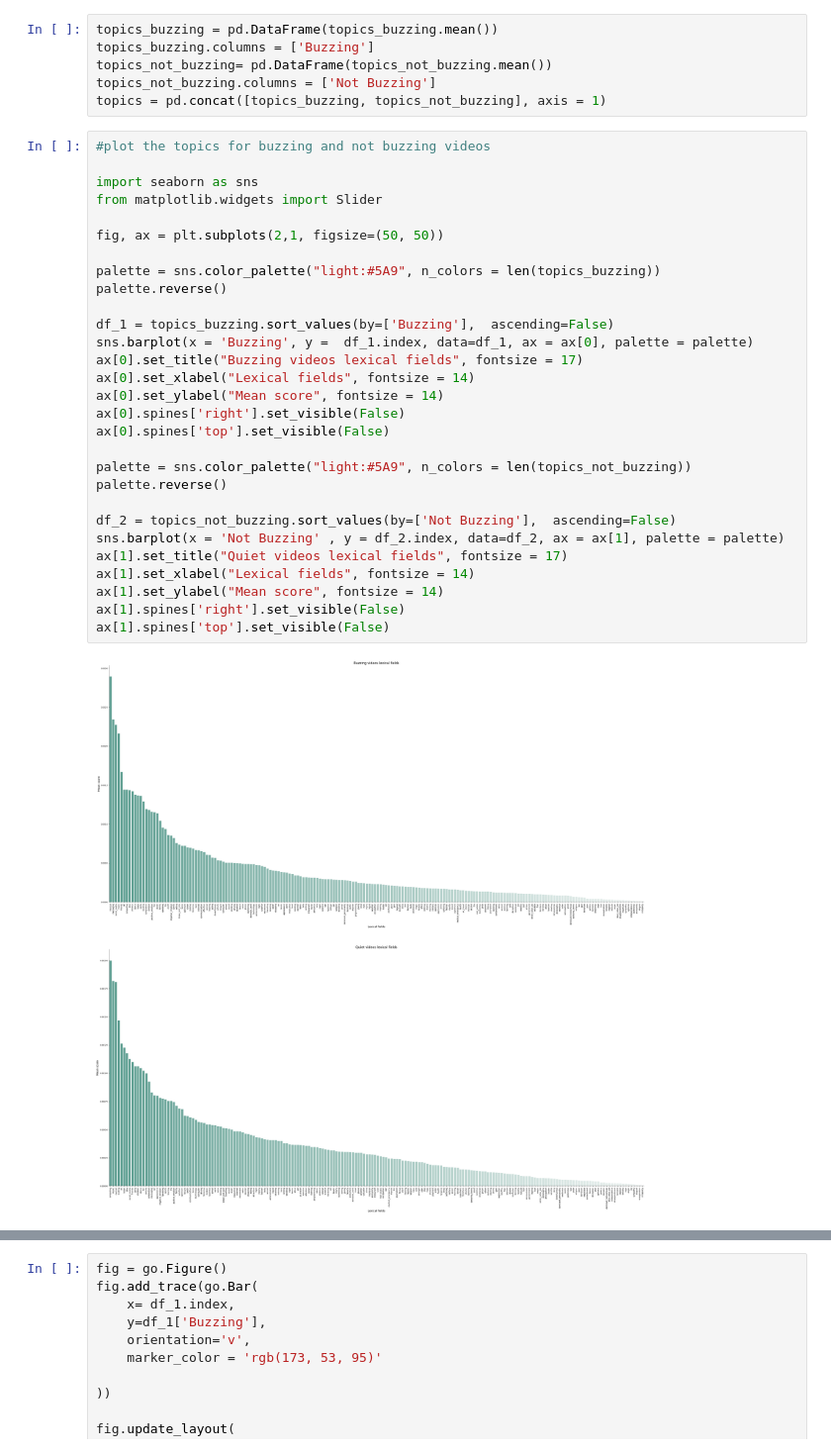
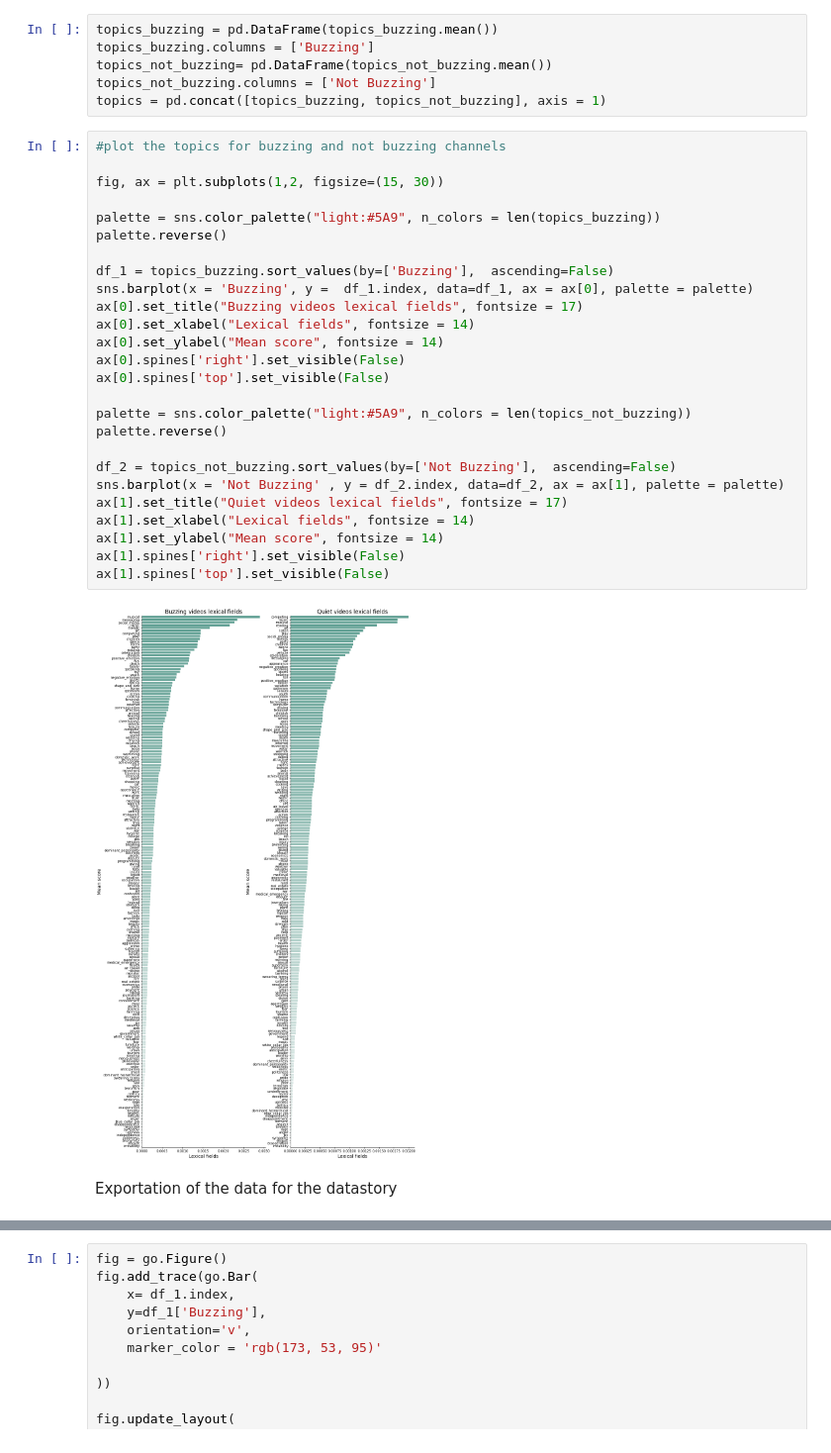
Before and after one commit to epfl-ada/ada-2022-project-croquemadame, a Jupyter notebook: P3/P3.ipynb, the cells around one changed output, grey strips where cells are left out. Shown at 99% size. Drawn from its saved outputs; the diff is of its cells as text.

```diff
--- a/P3/P3.ipynb
+++ b/P3/P3.ipynb
@@ -617,34 +661,33 @@ topics_not_buzzing= pd.DataFrame(topics_not_buzzing.mean())
 topics_not_buzzing.columns = ['Not Buzzing']
 topics = pd.concat([topics_buzzing, topics_not_buzzing], axis = 1)
 # %%
-#plot the topics for buzzing and not buzzing videos
+#plot the topics for buzzing and not buzzing channels
 
-import seaborn as sns
-from matplotlib.widgets import Slider
-
-fig, ax = plt.subplots(2,1, figsize=(50, 50))
+fig, ax = plt.subplots(1,2, figsize=(15, 30))
 
 palette = sns.color_palette("light:#5A9", n_colors = len(topics_buzzing))
 palette.reverse()
 
 df_1 = topics_buzzing.sort_values(by=['Buzzing'],  ascending=False)
 sns.barplot(x = 'Buzzing', y =  df_1.index, data=df_1, ax = ax[0], palette = palette)
 ax[0].set_title("Buzzing videos lexical fields", fontsize = 17)
 ax[0].set_xlabel("Lexical fields", fontsize = 14)
 ax[0].set_ylabel("Mean score", fontsize = 14)
 ax[0].spines['right'].set_visible(False)
 ax[0].spines['top'].set_visible(False)
 
 palette = sns.color_palette("light:#5A9", n_colors = len(topics_not_buzzing))
 palette.reverse()
 
 df_2 = topics_not_buzzing.sort_values(by=['Not Buzzing'],  ascending=False)
 sns.barplot(x = 'Not Buzzing' , y = df_2.index, data=df_2, ax = ax[1], palette = palette)
 ax[1].set_title("Quiet videos lexical fields", fontsize = 17)
 ax[1].set_xlabel("Lexical fields", fontsize = 14)
 ax[1].set_ylabel("Mean score", fontsize = 14)
 ax[1].spines['right'].set_visible(False)
 ax[1].spines['top'].set_visible(False)
 # %% [output]
-[figure, old version]
+[figure, new version]
+# %% [markdown]
+Exportation of the data for the datastory
 # %%
```
Also changed, not shown: parts of 10 cells of this notebook.
